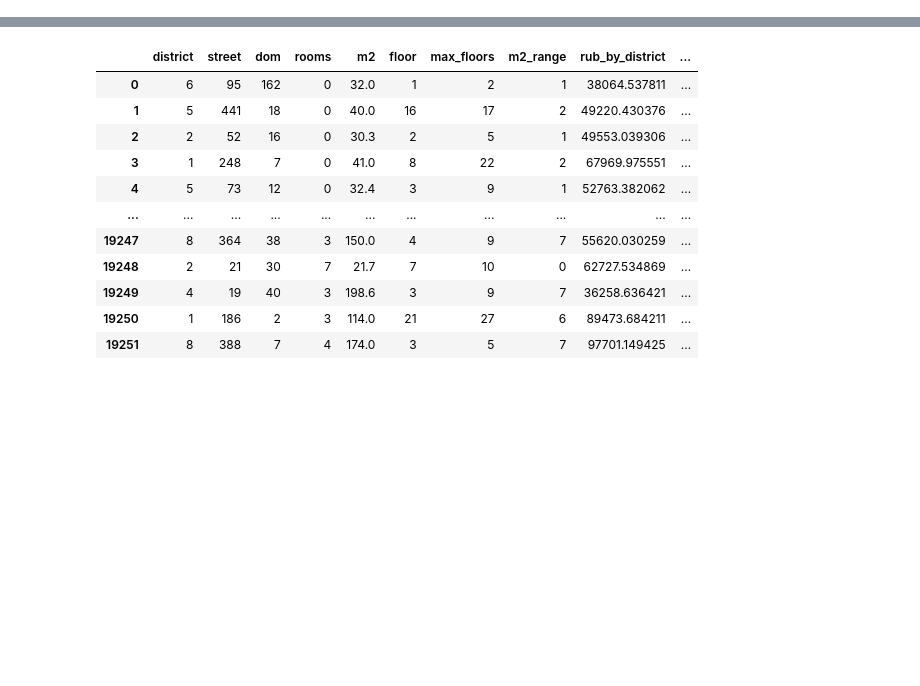
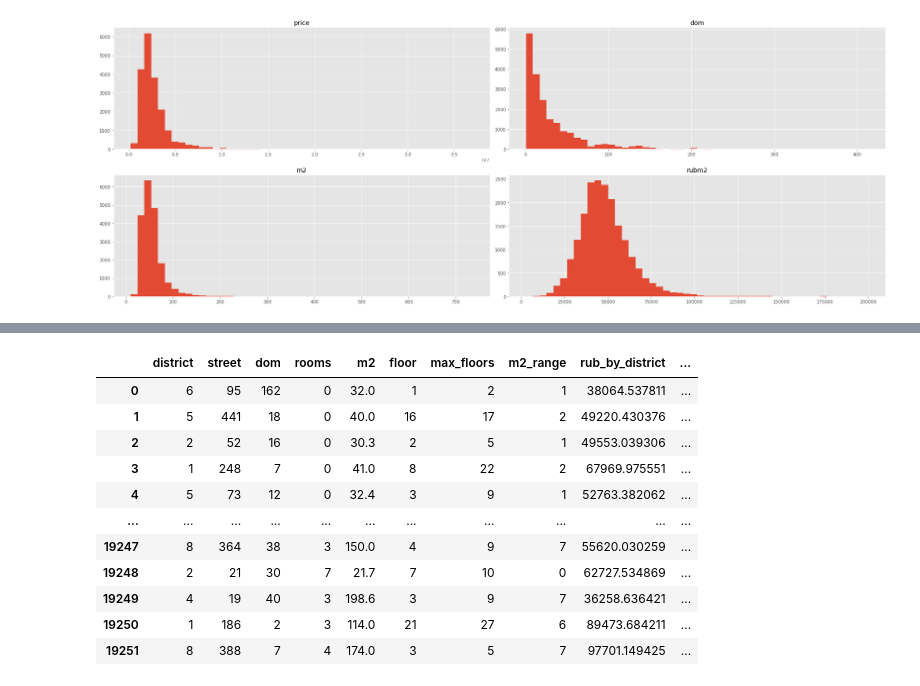
Before and after one commit to charubaiel/flat_ML, a Jupyter notebook: Avito_predict.ipynb, the cells around one changed output, grey strips where cells are left out. Cells and saved outputs as stored; diff of their text form; code cells hidden in the pictures; blank space fills up the shorter version.

```diff
--- a/Avito_predict.ipynb
+++ b/Avito_predict.ipynb
@@ -6,2 +1,23 @@ import seaborn as sns
+# %%
+import pandas as pd
+import numpy as np
+import scipy as sp
+import matplotlib.pyplot as plt
+import plotly.express as px
+import plotly.graph_objects as go
+import sklearn
+import time
+from sklearn import *
+import re
+from tqdm import*
+import warnings
+import catboost as ctb
+import lightgbm as lgbm
+warnings.filterwarnings('ignore')
+tqdm.pandas()
+import plotly.figure_factory as ff
+import requests as r
+from collections import*
+plt.style.use('ggplot')
 # %%
 
@@ -47,0 +27,9 @@ df
+# %%
+fig = plt.figure(figsize=(25,35*2.5))
+for j,column in tqdm_notebook(enumerate(df[['price', 'dom', 'm2', 'rubm2']])):
+  ax=fig.add_subplot(19,2,j+1)
+  ax.set_title(column)
+  df[column].hist(bins=50,ax=ax)
+  plt.tight_layout()
+# %% [output]
+[figure, added]
```
Also changed, not shown: parts of 14 cells of this notebook.
